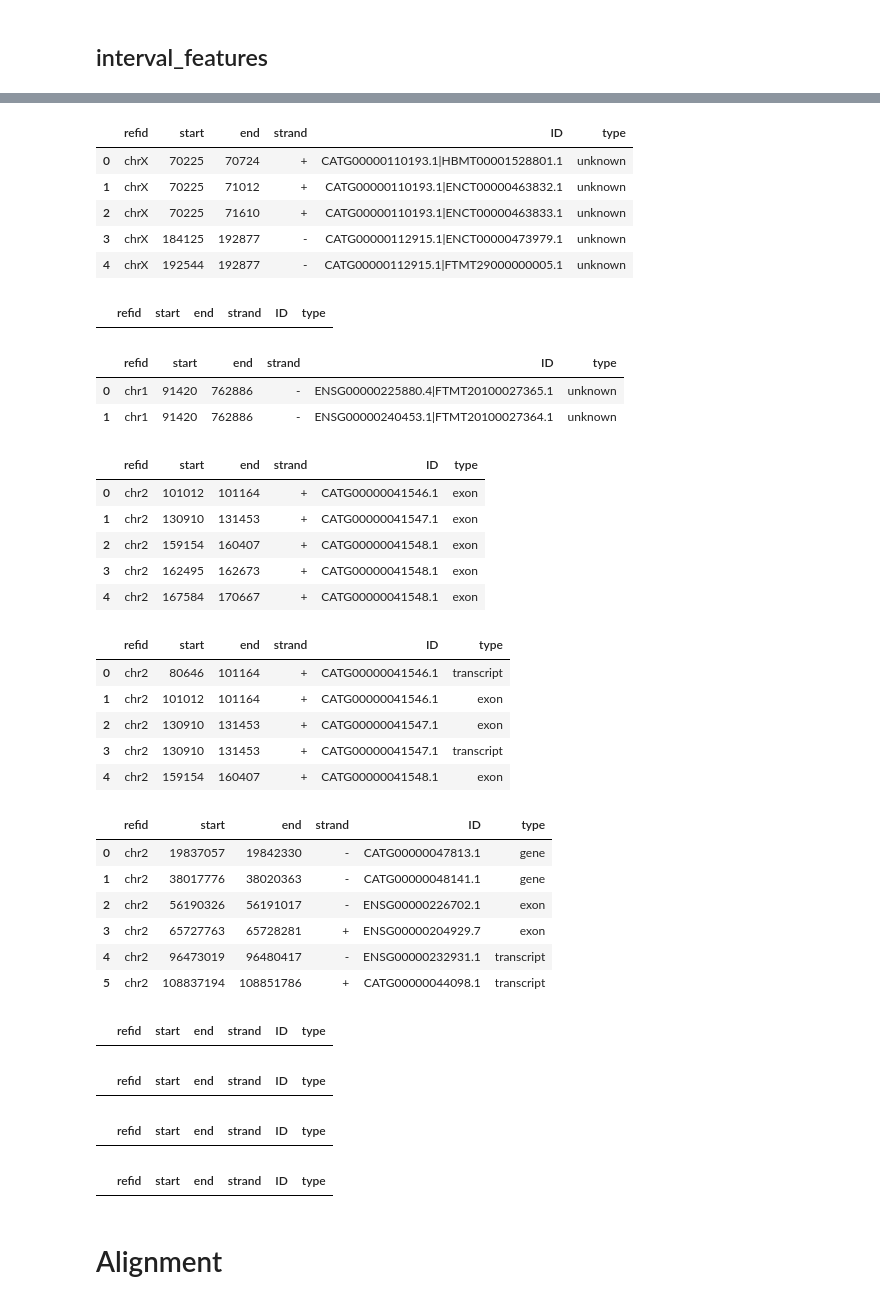
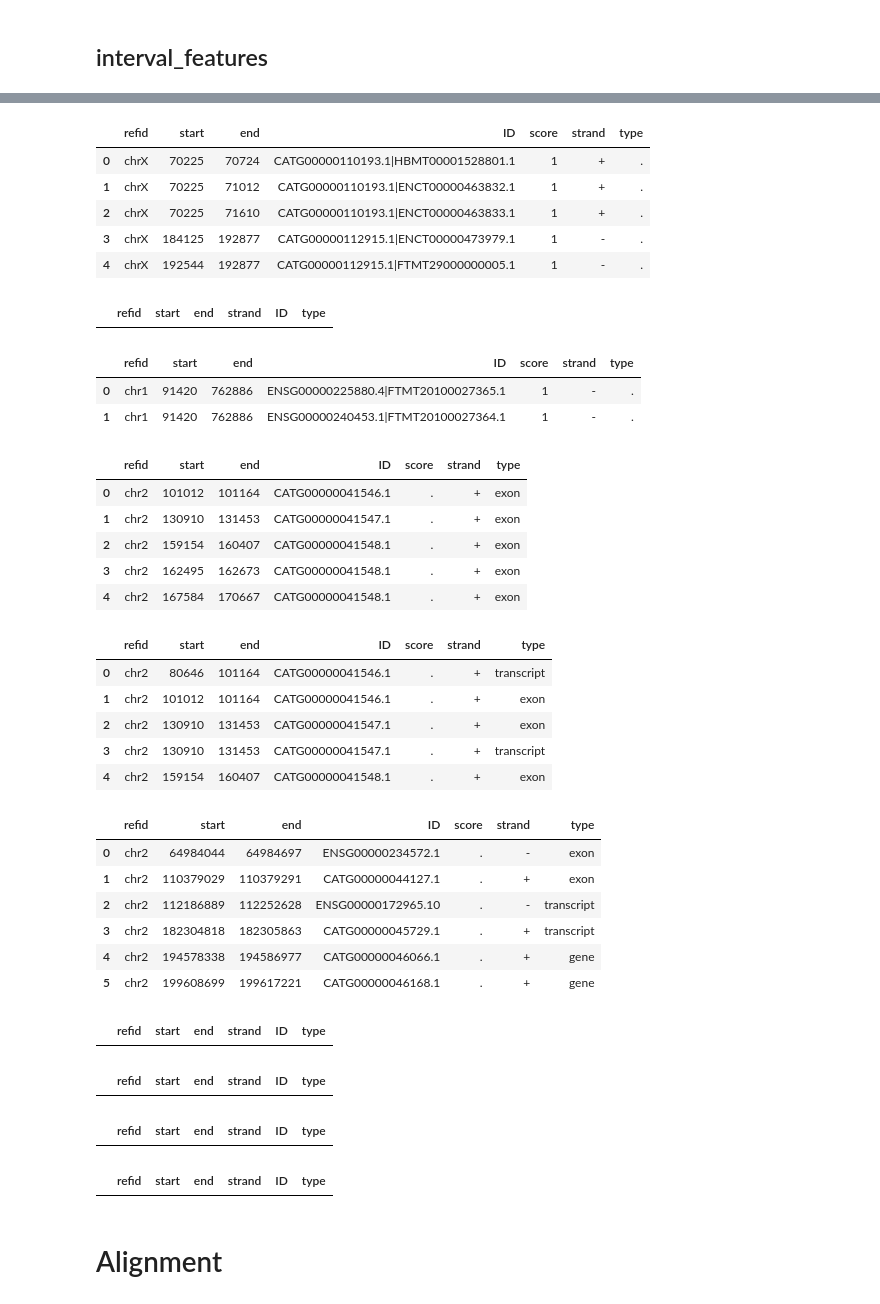
Before and after one commit to a-slide/JupyterGenoViewer, a Jupyter notebook: JGV/JGV_Test_Notebook.ipynb, the cells around one changed output, grey strips where cells are left out. Drawn from its saved outputs; the diff is of its cells as text; code cells hidden in the pictures.

```diff
--- a/JGV/JGV_Test_Notebook.ipynb
+++ b/JGV/JGV_Test_Notebook.ipynb
@@ -634,52 +530,52 @@ return an empty dataframe
 End of the window to display. The coordinate is not verified, if outside of the range it will
 ... (9 outputs left out)
 # %%
-a = Annotation ("./downloaded_data/FANTOM_5_all_lncRNA.bed.gz")
+a = Annotation ("./downloaded_data/FANTOM_5_all_lncRNA.bed.pkl")
 
 display(a.interval_features("chrX", start=70723, end=1456774).head())
-display(a.interval_features("chrX", start=71011, end=200000, feature_types=["exon"]).head()) ## Xfail
+display(a.interval_features("chrX", start=71011, end=200000, feature_types=["exon"]).head()) ## Xempty
 display(a.interval_features("chr1", start=71011, end=200000).head())
 # %% [output]
-|  | refid | start | end | strand | ID | type |
-| 0 | chrX | 70225 | 70724 | + | CATG00000110193.1|HBMT00001528801.1 | unknown |
-| 1 | chrX | 70225 | 71012 | + | CATG00000110193.1|ENCT00000463832.1 | unknown |
-| 2 | chrX | 70225 | 71610 | + | CATG00000110193.1|ENCT00000463833.1 | unknown |
-| 3 | chrX | 184125 | 192877 | - | CATG00000112915.1|ENCT00000473979.1 | unknown |
-| 4 | chrX | 192544 | 192877 | - | CATG00000112915.1|FTMT29000000005.1 | unknown |
+|  | refid | start | end | ID | score | strand | type |
+| 0 | chrX | 70225 | 70724 | CATG00000110193.1|HBMT00001528801.1 | 1 | + | . |
+| 1 | chrX | 70225 | 71012 | CATG00000110193.1|ENCT00000463832.1 | 1 | + | . |
+| 2 | chrX | 70225 | 71610 | CATG00000110193.1|ENCT00000463833.1 | 1 | + | . |
+| 3 | chrX | 184125 | 192877 | CATG00000112915.1|ENCT00000473979.1 | 1 | - | . |
+| 4 | chrX | 192544 | 192877 | CATG00000112915.1|FTMT29000000005.1 | 1 | - | . |
 |  | refid | start | end | strand | ID | type |
-|  | refid | start | end | strand | ID | type |
-| 0 | chr1 | 91420 | 762886 | - | ENSG00000225880.4|FTMT20100027365.1 | unknown |
-| 1 | chr1 | 91420 | 762886 | - | ENSG00000240453.1|FTMT20100027364.1 | unknown |
+|  | refid | start | end | ID | score | strand | type |
+| 0 | chr1 | 91420 | 762886 | ENSG00000225880.4|FTMT20100027365.1 | 1 | - | . |
+| 1 | chr1 | 91420 | 762886 | ENSG00000240453.1|FTMT20100027364.1 | 1 | - | . |
 # %%
-a = Annotation ("./downloaded_data/FANTOM_5_all_lncRNA.gtf.gz")
+a = Annotation ("./downloaded_data/FANTOM_5_all_lncRNA.gtf.pkl")
 
 display(a.interval_features("chr2", start=100000, end=200000, feature_types="exon").head())
 display(a.interval_features("chr2", start=100000, end=200000, feature_types=["exon", "transcript"]).head())
 display(a.interval_features("chr2", start=0, end=200000000, max_features_per_type=2))
-display(a.interval_features("chr2", start=0, end=10000, feature_types=["exon", "transcript"]).head()) ## Xfail
-display(a.interval_features("chrX", start=71011, end=200000, feature_types="CDS").head()) ## Xfail
-display(a.interval_features("chrINVALID", start=71011, end=200000, feature_types=["exon"]).head()) ## Xfail
-display(a.interval_features("chrX", start=200000, end=10000).head()) ## Xfail
+display(a.interval_features("chr2", start=0, end=10000, feature_types=["exon", "transcript"]).head()) ## Xempty
+display(a.interval_features("chrX", start=71011, end=200000, feature_types="CDS").head()) ## Xempty
+display(a.interval_features("chrINVALID", start=71011, end=200000, feature_types=["exon"]).head()) ## Xempty
+display(a.interval_features("chrX", start=200000, end=10000).head()) ## Xempty
 # %% [output]
-|  | refid | start | end | strand | ID | type |
-| 0 | chr2 | 101012 | 101164 | + | CATG00000041546.1 | exon |
-| 1 | chr2 | 130910 | 131453 | + | CATG00000041547.1 | exon |
-| 2 | chr2 | 159154 | 160407 | + | CATG00000041548.1 | exon |
-| 3 | chr2 | 162495 | 162673 | + | CATG00000041548.1 | exon |
-| 4 | chr2 | 167584 | 170667 | + | CATG00000041548.1 | exon |
+|  | refid | start | end | ID | score | strand | type |
+| 0 | chr2 | 101012 | 101164 | CATG00000041546.1 | . | + | exon |
+| 1 | chr2 | 130910 | 131453 | CATG00000041547.1 | . | + | exon |
+| 2 | chr2 | 159154 | 160407 | CATG00000041548.1 | . | + | exon |
+| 3 | chr2 | 162495 | 162673 | CATG00000041548.1 | . | + | exon |
+| 4 | chr2 | 167584 | 170667 | CATG00000041548.1 | . | + | exon |
-|  | refid | start | end | strand | ID | type |
-| 0 | chr2 | 80646 | 101164 | + | CATG00000041546.1 | transcript |
-| 1 | chr2 | 101012 | 101164 | + | CATG00000041546.1 | exon |
-| 2 | chr2 | 130910 | 131453 | + | CATG00000041547.1 | exon |
-| 3 | chr2 | 130910 | 131453 | + | CATG00000041547.1 | transcript |
-| 4 | chr2 | 159154 | 160407 | + | CATG00000041548.1 | exon |
+|  | refid | start | end | ID | score | strand | type |
+| 0 | chr2 | 80646 | 101164 | CATG00000041546.1 | . | + | transcript |
+| 1 | chr2 | 101012 | 101164 | CATG00000041546.1 | . | + | exon |
+| 2 | chr2 | 130910 | 131453 | CATG00000041547.1 | . | + | exon |
+| 3 | chr2 | 130910 | 131453 | CATG00000041547.1 | . | + | transcript |
+| 4 | chr2 | 159154 | 160407 | CATG00000041548.1 | . | + | exon |
-|  | refid | start | end | strand | ID | type |
-| 0 | chr2 | 19837057 | 19842330 | - | CATG00000047813.1 | gene |
-| 1 | chr2 | 38017776 | 38020363 | - | CATG00000048141.1 | gene |
-| 2 | chr2 | 56190326 | 56191017 | - | ENSG00000226702.1 | exon |
-| 3 | chr2 | 65727763 | 65728281 | + | ENSG00000204929.7 | exon |
-| 4 | chr2 | 96473019 | 96480417 | - | ENSG00000232931.1 | transcript |
-| 5 | chr2 | 108837194 | 108851786 | + | CATG00000044098.1 | transcript |
+|  | refid | start | end | ID | score | strand | type |
+| 0 | chr2 | 64984044 | 64984697 | ENSG00000234572.1 | . | - | exon |
+| 1 | chr2 | 110379029 | 110379291 | CATG00000044127.1 | . | + | exon |
+| 2 | chr2 | 112186889 | 112252628 | ENSG00000172965.10 | . | - | transcript |
+| 3 | chr2 | 182304818 | 182305863 | CATG00000045729.1 | . | + | transcript |
+| 4 | chr2 | 194578338 | 194586977 | CATG00000046066.1 | . | + | gene |
+| 5 | chr2 | 199608699 | 199617221 | CATG00000046168.1 | . | + | gene |
 |  | refid | start | end | strand | ID | type |
 |  | refid | start | end | strand | ID | type |
 |  | refid | start | end | strand | ID | type |
```
Also changed, not shown: parts of 98 cells of this notebook, 7 other files.
